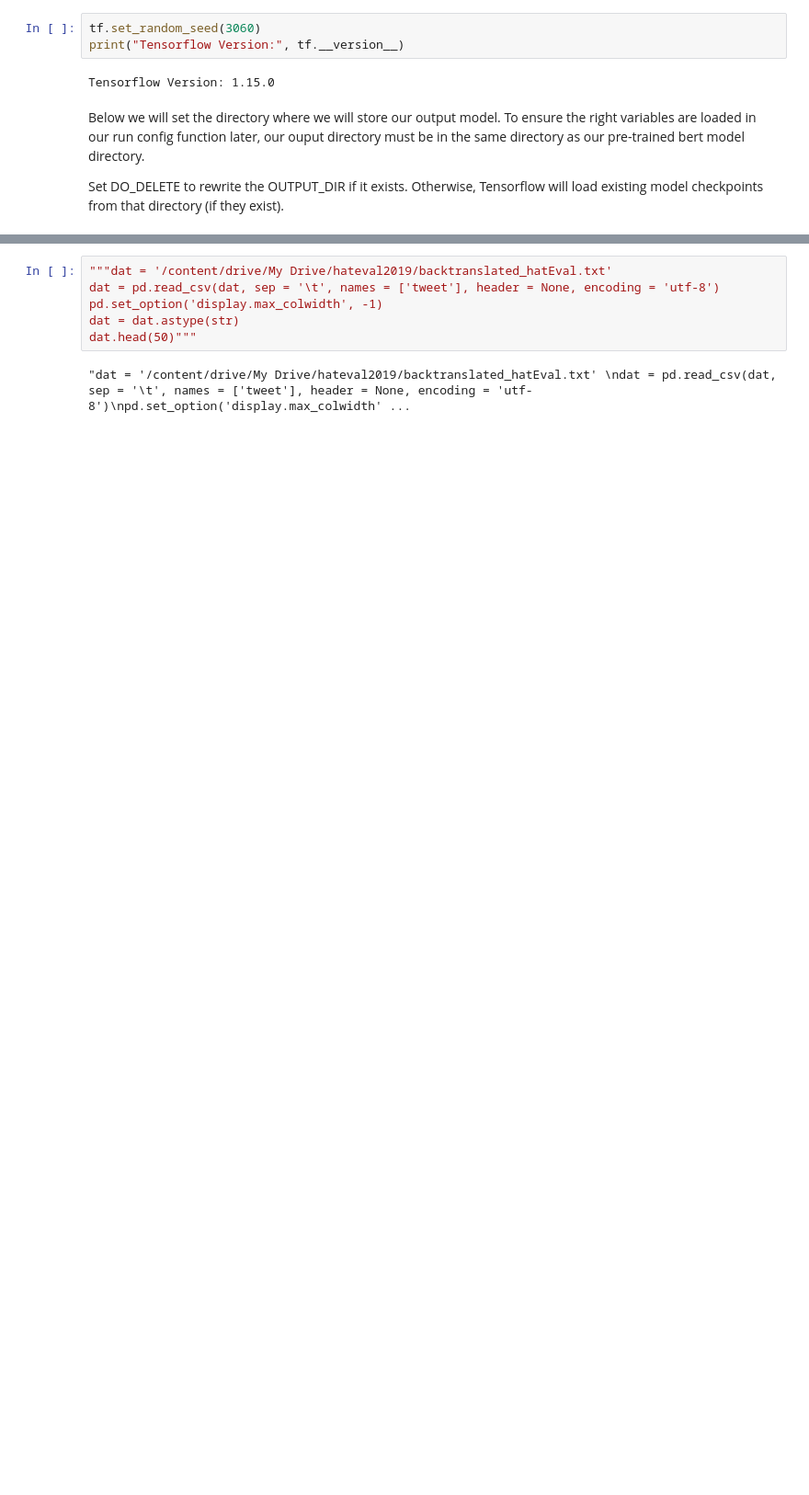
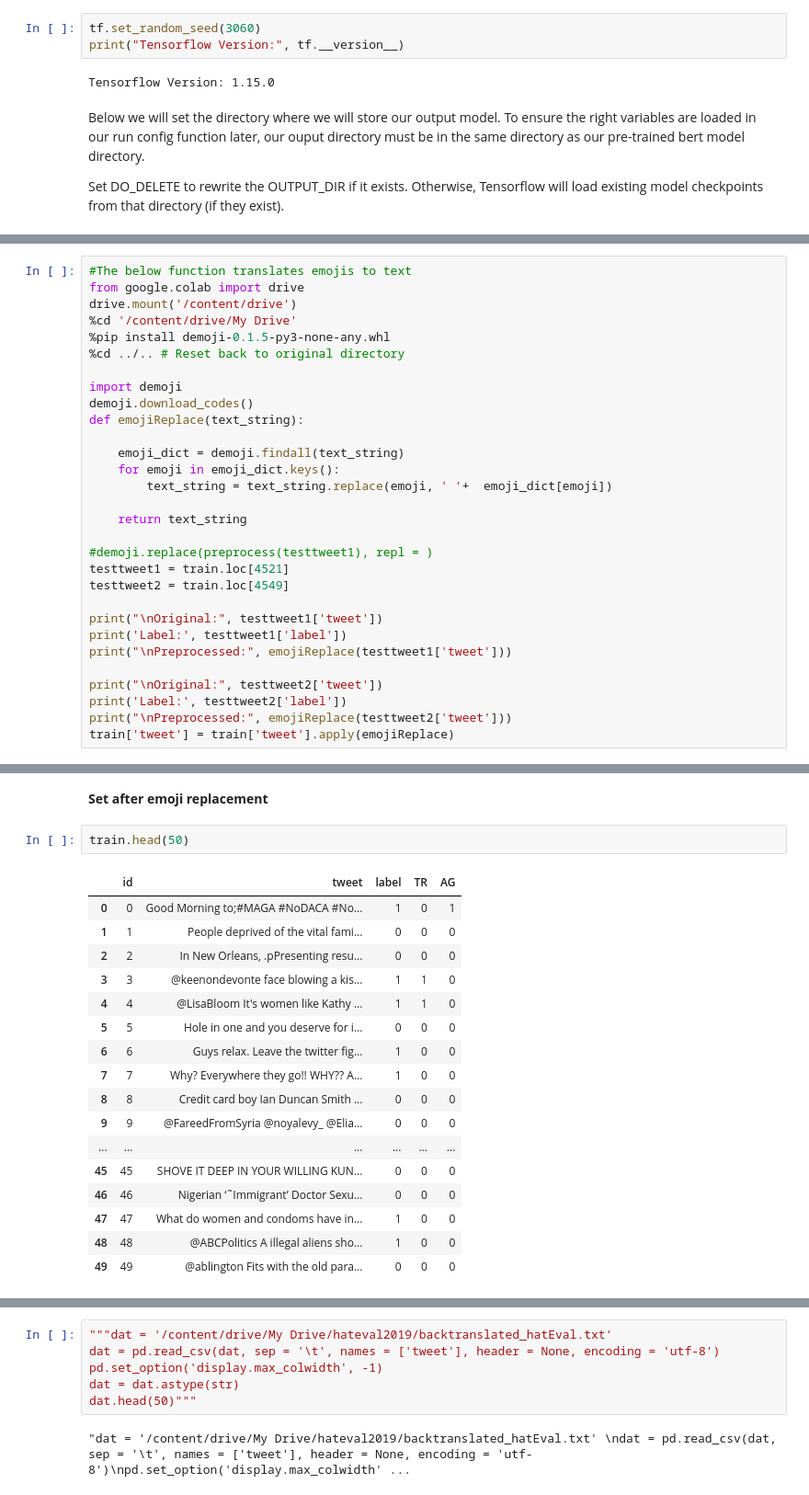
Before and after one commit to fionnmcconville/Automatic-Detection-of-Hate-Speech-Online-Using-BERT, a Jupyter notebook: HatEval_Tensorflow_TPU.ipynb, the cells around one changed output, grey strips where cells are left out. Shown at 92% size. Saved outputs shown, nothing was run; the diff lists cells and outputs as text; blank space fills up the shorter version.

```diff
--- a/HatEval_Tensorflow_TPU.ipynb
+++ b/HatEval_Tensorflow_TPU.ipynb
@@ -230,0 +212,30 @@ Below I load in in the extra hate speech tweets I created via back-translation a
+# %%
+#The below function translates emojis to text
+from google.colab import drive
+drive.mount('/content/drive')
+%cd '/content/drive/My Drive'
+%pip install demoji-0.1.5-py3-none-any.whl
+%cd ../.. # Reset back to original directory
+
+import demoji
+demoji.download_codes()
+def emojiReplace(text_string):
+
+    emoji_dict = demoji.findall(text_string)
+    for emoji in emoji_dict.keys():
+        text_string = text_string.replace(emoji, ' '+  emoji_dict[emoji])
+
+    return text_string
+
+#demoji.replace(preprocess(testtweet1), repl = )
+testtweet1 = train.loc[4521]
+testtweet2 = train.loc[4549]
+
+print("\nOriginal:", testtweet1['tweet'])
+print('Label:', testtweet1['label'])
+print("\nPreprocessed:", emojiReplace(testtweet1['tweet']))
+
+print("\nOriginal:", testtweet2['tweet'])
+print('Label:', testtweet2['label'])
+print("\nPreprocessed:", emojiReplace(testtweet2['tweet']))
+train['tweet'] = train['tweet'].apply(emojiReplace)
@@ -230,0 +260,22 @@ Below I load in in the extra hate speech tweets I created via back-translation a
+# %% [markdown]
+<b>Set after emoji replacement
+# %%
+train.head(50)
+# %% [output]
+|  | id | tweet | label | TR | AG |
+| 0 | 0 | Good Morning to;#MAGA #NoDACA #No... | 1 | 0 | 1 |
+| 1 | 1 | People deprived of the vital fami... | 0 | 0 | 0 |
+| 2 | 2 | In New Orleans, .pPresenting resu... | 0 | 0 | 0 |
+| 3 | 3 | @keenondevonte face blowing a kis... | 1 | 1 | 0 |
+| 4 | 4 | @LisaBloom It's women like Kathy ... | 1 | 1 | 0 |
+| 5 | 5 | Hole in one and you deserve for i... | 0 | 0 | 0 |
+| 6 | 6 | Guys relax. Leave the twitter fig... | 1 | 0 | 0 |
+| 7 | 7 | Why? Everywhere they go!! WHY?? A... | 1 | 0 | 0 |
+| 8 | 8 | Credit card boy Ian Duncan Smith ... | 0 | 0 | 0 |
+| 9 | 9 | @FareedFromSyria @noyalevy_ @Elia... | 0 | 0 | 0 |
+| ... | ... | ... | ... | ... | ... |
+| 45 | 45 | SHOVE IT DEEP IN YOUR WILLING KUN... | 0 | 0 | 0 |
+| 46 | 46 | Nigerian ‘˜Immigrant’ Doctor Sexu... | 0 | 0 | 0 |
+| 47 | 47 | What do women and condoms have in... | 1 | 0 | 0 |
+| 48 | 48 | @ABCPolitics A illegal aliens sho... | 1 | 0 | 0 |
+| 49 | 49 | @ablington Fits with the old para... | 0 | 0 | 0 |
```
Also changed, not shown: parts of 130 cells of this notebook, 7 other files.
